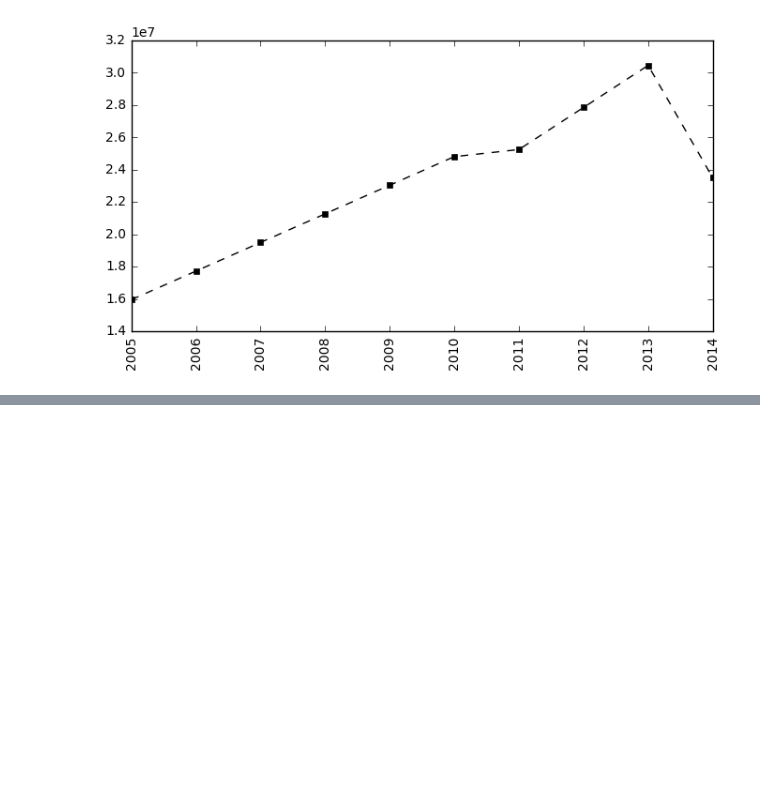
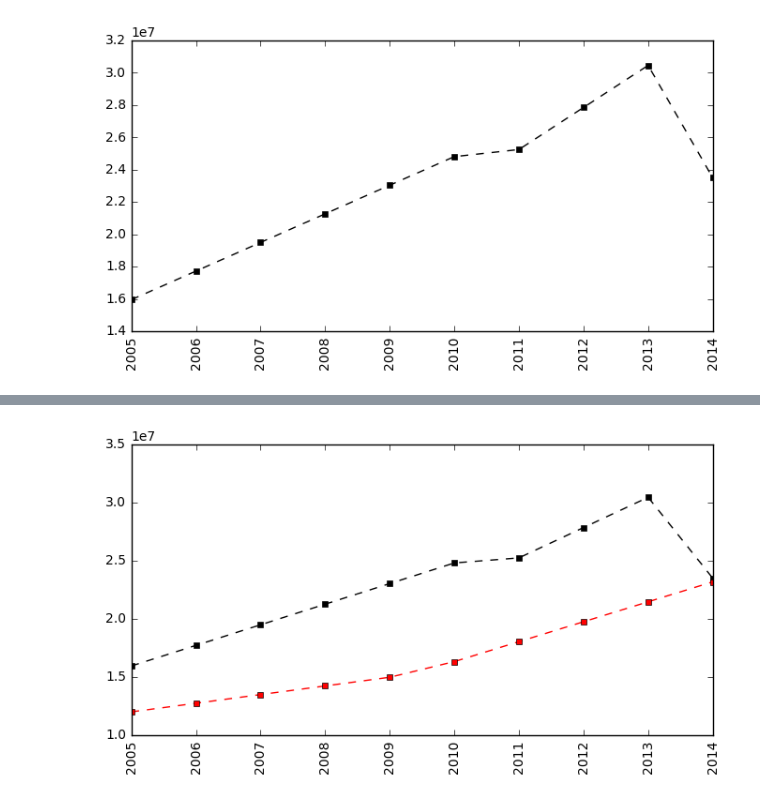
Before and after one commit to jamesferry11/Jupyter-Notebooks, a Jupyter notebook: NBA Stats/NBA Stats 2016.ipynb, the cells around one changed output, grey strips where cells are left out. Saved outputs shown, nothing was run; the diff lists cells and outputs as text; code cells hidden in the pictures; blank space fills up the shorter version.

```diff
--- a/NBA Stats/NBA Stats 2016.ipynb
+++ b/NBA Stats/NBA Stats 2016.ipynb
@@ -518,0 +525,7 @@ plt.show()
+# %%
+plt.plot(Salary[0], c='Black', ls='--', marker='s', ms = 5, label=Players[0])
+plt.plot(Salary[1], c='Red', ls='--', marker='s', ms = 5, label=Players[0])
+plt.xticks(list(range(0,10)), Seasons, rotation='vertical')
+plt.show()
+# %% [output]
+[figure, added]
```
Also changed, not shown: parts of 4 cells of this notebook, 1 other file.
